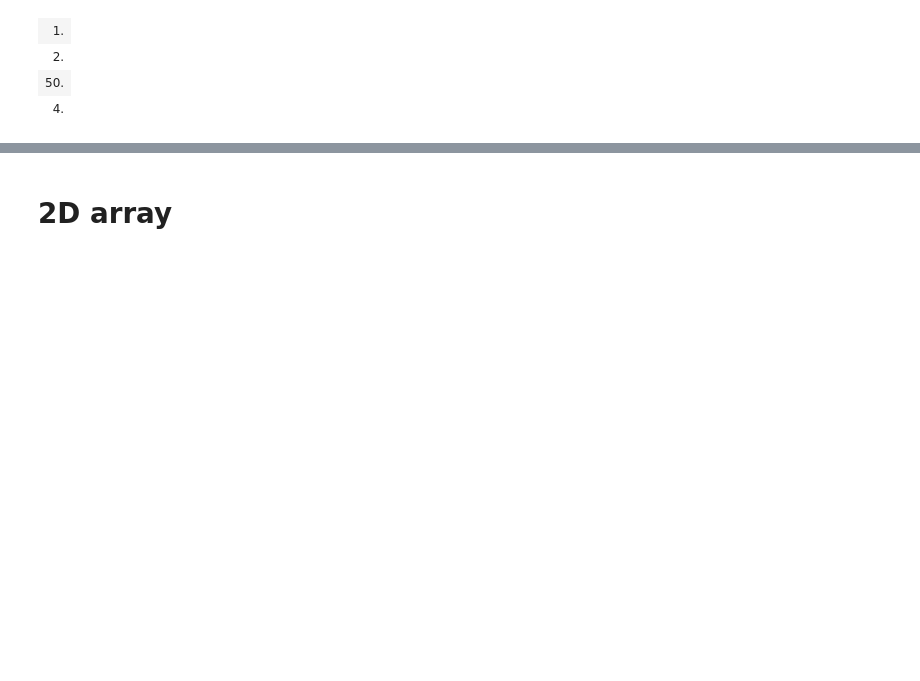
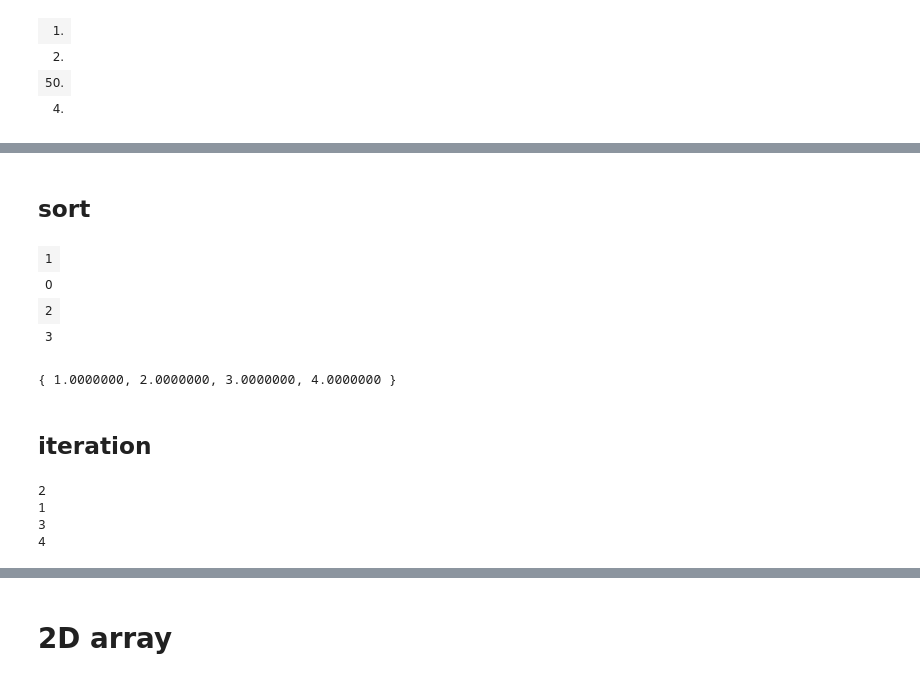
Before and after one commit to arek544/DBSCAN, a Jupyter notebook: cpp/Tutorial-Cpp.ipynb, the cells around one changed output, grey strips where cells are left out. Drawn from its saved outputs; the diff is of its cells as text; code cells hidden in the pictures; blank space fills up the shorter version.

```diff
--- a/cpp/Tutorial-Cpp.ipynb
+++ b/cpp/Tutorial-Cpp.ipynb
@@ -66,0 +241,28 @@ a
+# %% [markdown]
+## sort
+# %%
+#include <xtensor/xsort.hpp>
+
+xarray<double> a = {2, 1, 3, 4};
+auto idx = argsort(a, 0);
+idx
+# %% [output]
+| 1 |
+| 0 |
+| 2 |
+| 3 |
+# %%
+index_view(a, idx)
+# %% [output]
+{ 1.0000000, 2.0000000, 3.0000000, 4.0000000 }
+# %% [markdown]
+## iteration
+# %%
+for (auto& i : a) {
+    std::cout << (int) i << "\n";
+}
+# %% [output]
+2
+1
+3
+4
```
Also changed, not shown: parts of 36 cells of this notebook.
